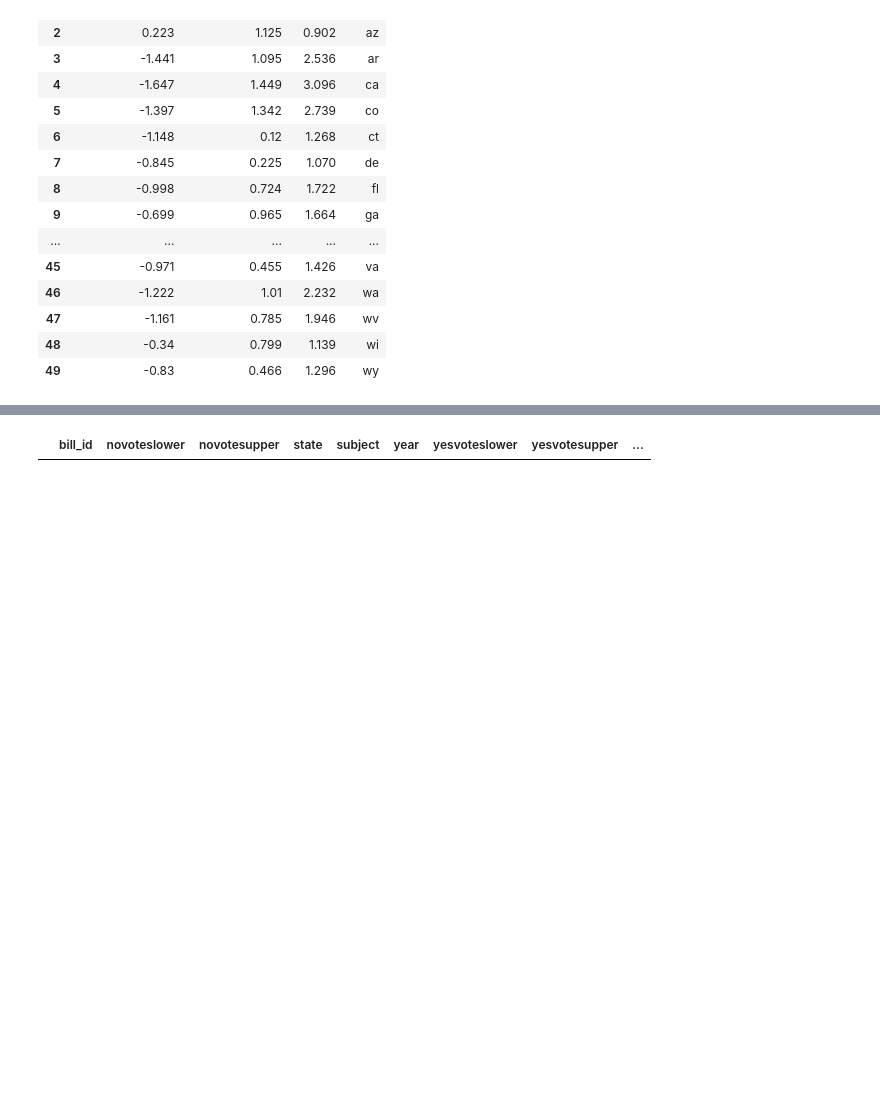
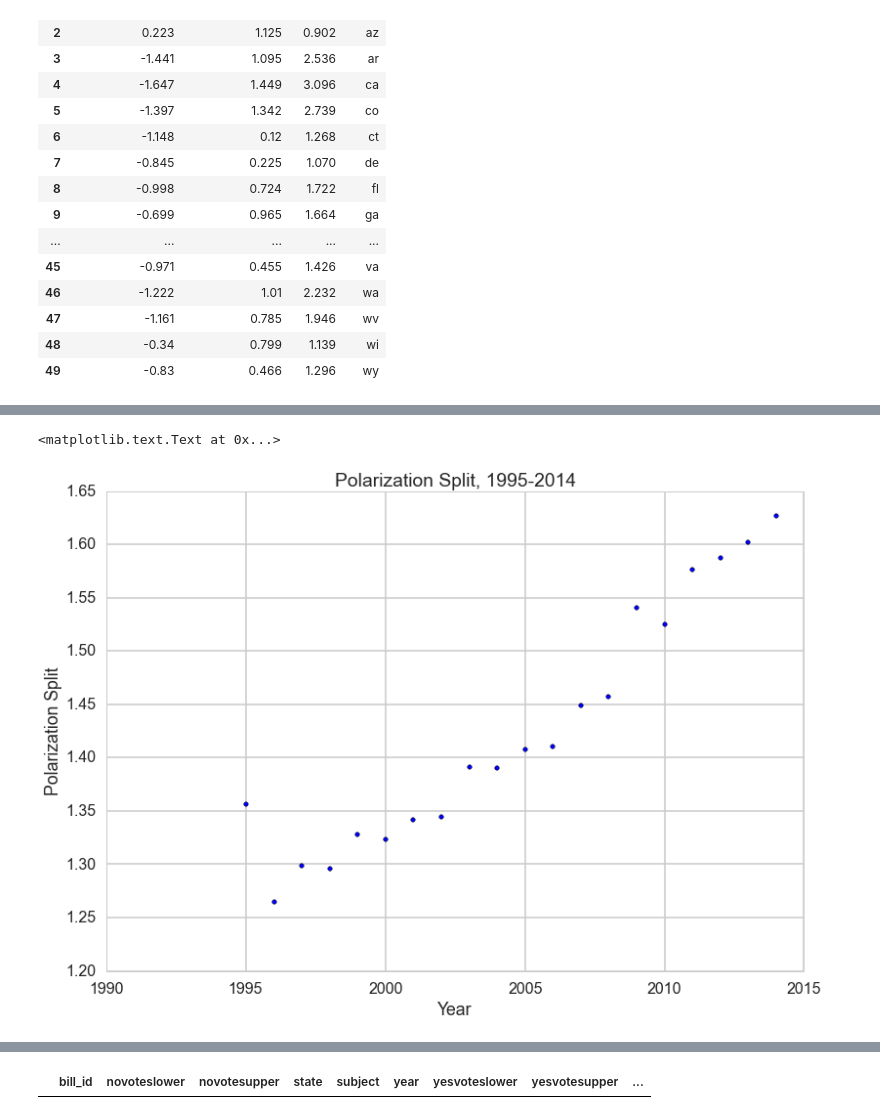
Before and after one commit to HalleOrr/Economics-1425, a Jupyter notebook: Economics 1425.ipynb, the cells around one changed output, grey strips where cells are left out. Cells and saved outputs as stored; diff of their text form; code cells hidden in the pictures; blank space fills up the shorter version.

```diff
--- a/Economics 1425.ipynb
+++ b/Economics 1425.ipynb
@@ -568,3 +611,23 @@ dtype: float64
+# %%
+### Polarization Split Over Time
+
+years = [1995, 1996, 1997, 1998, 1999, 2000, 2001, 2002, 2003, 2004, 2005,
+         2006, 2007, 2008, 2009, 2010, 2011, 2012, 2013, 2014]
+avghdiff = [1.356, 1.265, 1.299, 1.296, 1.328, 1.323, 1.342, 1.344, 1.391, 1.390, 1.408,
+        1.410, 1.449, 1.457, 1.541, 1.525, 1.576, 1.587, 1.602, 1.627]
+both = [avghdiff]
+cats = ["hdiff"]
+sot = dict(zip(cats, both))
+sotdf = pd.DataFrame(sot, index = years)
+sotdf
+
+plt.scatter(years, sotdf['hdiff'])
+plt.xlabel("Year")
+plt.ylabel("Polarization Split")
+plt.title("Polarization Split, 1995-2014")
+# %% [output]
+<matplotlib.text.Text at 0x...>
+[figure, added]
 # %%
 ### below reformats data into integers, only run once since columns are now altered
 
```
Also changed, not shown: parts of 36 cells of this notebook.
